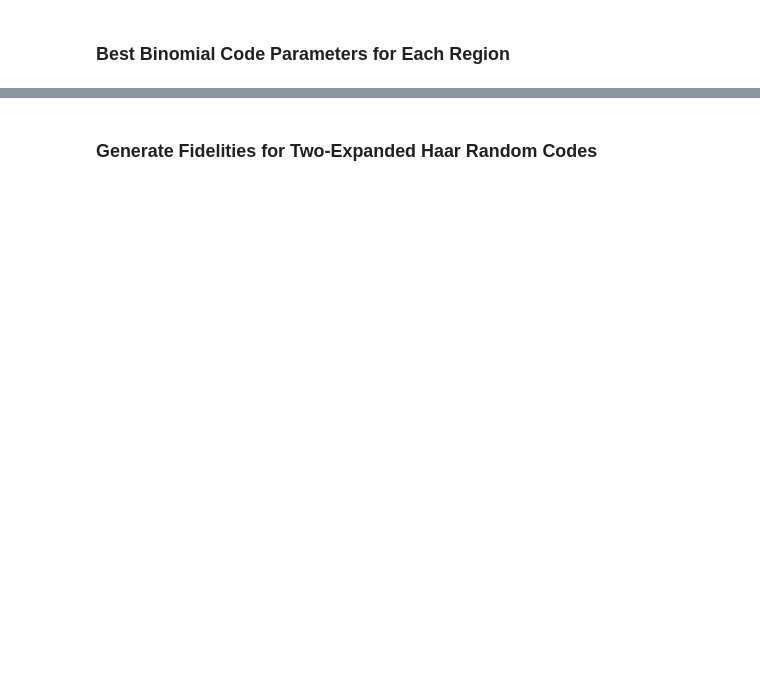
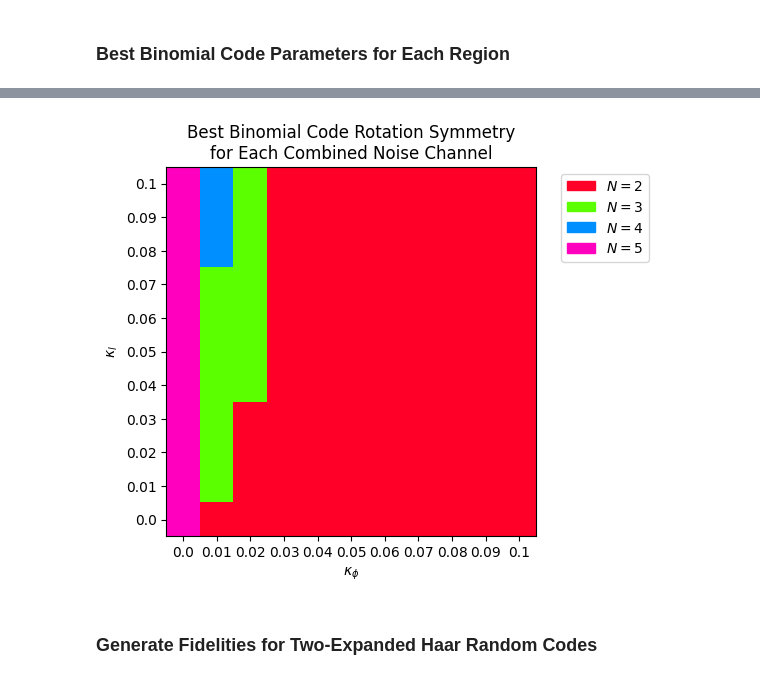
Before and after one commit to SaurabhTotey/Random-Quantum-Codes, a Jupyter notebook: NoiseRegimeTest.ipynb, the cells around one changed output, grey strips where cells are left out. Saved outputs shown, nothing was run; the diff lists cells and outputs as text; code cells hidden in the pictures; blank space fills up the shorter version.

```diff
--- a/NoiseRegimeTest.ipynb
+++ b/NoiseRegimeTest.ipynb
@@ -76,3 +78,21 @@ plt.show()
+# %%
+stripped_image_data = [[rotation_symmetry for rotation_symmetry, _ in sublist] for sublist in best_parameters]
+unique_good_rotation_symmetries = list(set([rotation_symmetry for sublist in stripped_image_data for rotation_symmetry in sublist]))
+
+plt.figure()
+imshow = plt.imshow(stripped_image_data, origin="lower", interpolation="none", cmap="gist_rainbow")
+ax = plt.gca()
+ax.set_yticks(range(len(loss_noise_values)), loss_noise_values)
+ax.set_xticks(range(len(dephasing_noise_values)), dephasing_noise_values)
+plt.title("Best Binomial Code Rotation Symmetry\nfor Each Combined Noise Channel")
+plt.ylabel("$\\kappa_l$")
+plt.xlabel("$\\kappa_\\phi$")
+used_colors = [imshow.cmap(imshow.norm(rotation_symmetry)) for rotation_symmetry in unique_good_rotation_symmetries]
+patches = [matplotlib.patches.Patch(color=used_colors[i], label=f"$N = {unique_good_rotation_symmetries[i]}$") for i in range(len(unique_good_rotation_symmetries))]
+plt.legend(handles=patches, bbox_to_anchor=(1.05, 1), loc="upper left")
+plt.show()
+# %% [output]
+[figure, added]
 # %% [markdown]
 ### Generate Fidelities for Two-Expanded Haar Random Codes
 # %%
```
Also changed, not shown: parts of 6 cells of this notebook, 1 other file.
